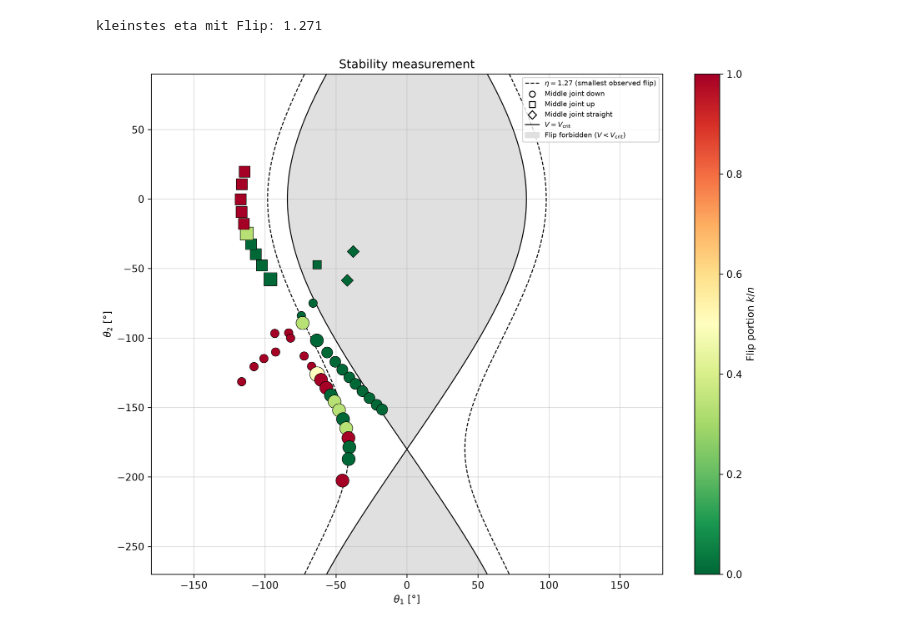
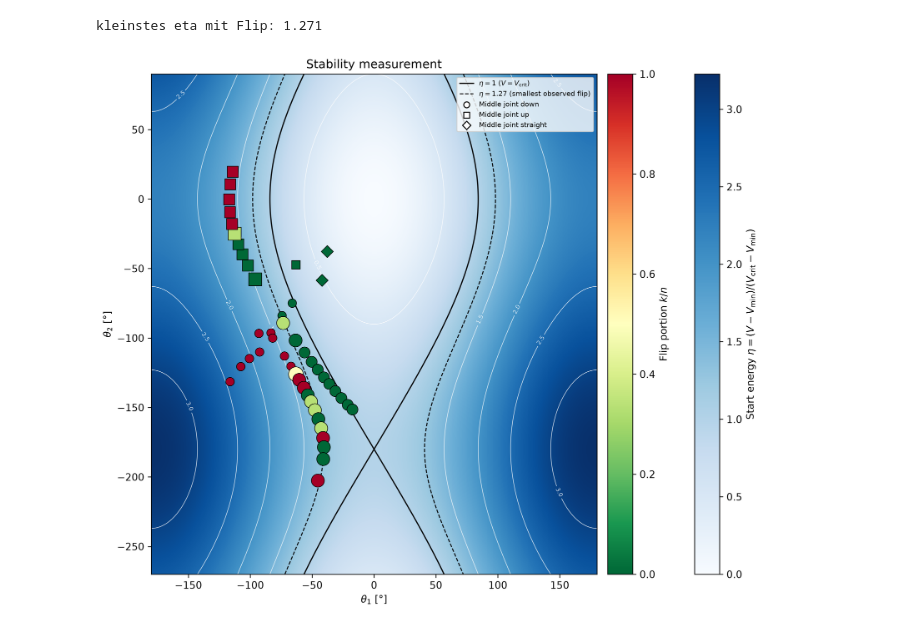
Before and after one commit to guntera384/P-project-based-physics-lab-, a Jupyter notebook: data_analysis/double_pendulum/plotting.ipynb, the cells around one changed output. Drawn from its saved outputs; the diff is of its cells as text; code cells hidden in the pictures.

Commit message:
double pendulum: final plots analysis

```diff
--- a/data_analysis/double_pendulum/plotting.ipynb
+++ b/data_analysis/double_pendulum/plotting.ipynb
@@ -47,11 +46,11 @@ theta_1_all = np.zeros(len(X))
 theta_2_all = np.zeros(len(X))
 for i in range(len(X)):
     x_c, y_c = coords.double_pendulum_conv(X[i], Y[i])
-    # 2nd and 3rd measurment where measured wrongly (checked with Jakob)
+    # 2. und 3. Messungen wurden falsch abgemessen (mit Jakob kontrolliert)
     if i == 1:
-        y_c -= 3
+        y_c -= 3    # Breite von Querverstrebung vom Startpositionhalter
     if i == 2:
-        y_c -= 4
+        y_c -= 4    # Breite von der Querverstrebung mit Halterung vom Doppelbendel
     right = (joint[i] == "down" and x_c < 0) or (joint[i] == "up" and x_c > 0) or joint[i] == "straight"
     rad_1, rad_2 = coords.double_pendulum_angles(x_c, y_c, right=right)
     # theta_1 auf [-180, 180), theta_2 auf [-270, 90) abbilden
@@ -62,6 +61,7 @@ for i in range(len(X)):
 data["theta_1"] = theta_1_all
 data["theta_2"] = theta_2_all
 
+# Gruppieren von gleichen Messungen
 groups = (
     data.groupby(["x", "y", "joint"], sort=False)   # sort=False: Reihenfolge wie in der CSV
     .agg(
@@ -73,5 +73,9 @@ groups = (
     .reset_index()                      # x, y, joint wieder als normale Spalten
 )
 groups["p"] = groups["k"] / groups["n"]   # Flip-Anteil
+
+# Energie
+groups["V_pot"] = pot_energy(np.deg2rad(groups["theta_1"]), np.deg2rad(groups["theta_2"]))
+
 print(groups)
 # %% [output]
@@ -106,50 +111,53 @@ print(f"kleinstes eta mit Flip: {eta_min_flip:.3f}")
 # %% [output]
 kleinstes eta mit Flip: 1.271
 # %%
-
 x_lim = np.array([-180, 180])
 y_lim = np.array([-270, 90])
 
 fig, ax = plt.subplots(figsize=(10, 8), dpi=300)
 
-# --- Hintergrund: Bereich, in dem ein Flip energetisch verboten ist ---
+# --- Hintergrund: Heatmap der normierten Startenergie eta ---
 th1_grid, th2_grid = np.meshgrid(np.linspace(*x_lim, 600),
                                  np.linspace(*y_lim, 600))
-V_grid = pot_energy(np.deg2rad(th1_grid), np.deg2rad(th2_grid))
-ax.contourf(th1_grid, th2_grid, V_grid, levels=[V_grid.min(), V_crit], colors=["0.88"])
-ax.contour(th1_grid, th2_grid, V_grid, levels=[V_crit], colors="black", linewidths=1, linestyles="-")
+eta_grid = eta(np.deg2rad(th1_grid), np.deg2rad(th2_grid))
 
-V_emp = V_min + eta_min_flip * (V_crit - V_min)   # eta zurück in eine Energie umrechnen
-ax.contour(th1_grid, th2_grid, V_grid, levels=[V_emp],
+hm = ax.pcolormesh(th1_grid, th2_grid, eta_grid, cmap="Blues",
+                   vmin=0, vmax=eta_grid.max(), shading="auto", zorder=0)
+fig.colorbar(hm, ax=ax, pad=0.01, label=r"Start energy $\eta = (V - V_\mathrm{min})/(V_\mathrm{crit} - V_\mathrm{min})$")
+
+# dünne Höhenlinien zur Orientierung, mit Beschriftung
+iso = ax.contour(th1_grid, th2_grid, eta_grid, levels=[0.5, 1.5, 2.0, 2.5, 3.0],
+                 colors="white", linewidths=0.6, alpha=0.8)
+ax.clabel(iso, fmt="%.1f", fontsize=6, zorder=1)
+
+# Theorie-Schwelle (eta = 1) und kleinster beobachteter Flip
+ax.contour(th1_grid, th2_grid, eta_grid, levels=[1], colors="black", linewidths=1.2)
+ax.contour(th1_grid, th2_grid, eta_grid, levels=[eta_min_flip],
            colors="black", linestyles="--", linewidths=1)
+ax.plot([], [], color="black", lw=1.2, label=r"$\eta = 1$ ($V = V_\mathrm{crit}$)")
 ax.plot([], [], color="black", ls="--", lw=1,
         label=rf"$\eta = {eta_min_flip:.2f}$ (smallest observed flip)")
 
 # --- Messpunkte, je Gelenkstellung ein Marker ---
 markers = {"down": "o", "up": "s", "straight": "D"}
 for j, mk in markers.items():
-    sub = groups[groups["joint"] == j]          # nur die Gruppen mit dieser Gelenkstellung
+    sub = groups[groups["joint"] == j]
     sc = ax.scatter(sub["theta_1"], sub["theta_2"],
-                    c=sub["p"], cmap="RdYlGn_r", vmin=0, vmax=1,   # Farbe = Flip-Anteil
-                    s=25 + 50 * sub["n"],                         # Grösse = Anzahl Versuche
-                    marker=mk, edgecolors="black", linewidths=0.5, zorder=3)
+                    c=sub["p"], cmap="RdYlGn_r", vmin=0, vmax=1,
+                    s=25 + 50 * sub["n"],
+                    marker=mk, edgecolors="black", linewidths=0.6, zorder=3)
     ax.scatter([], [], marker=mk, facecolors="white", edgecolors="black", label=f"Middle joint {j}")
 
-fig.colorbar(sc, ax=ax, label="Flip portion $k/n$")
-
-# Legenden-Einträge für Linie und Fläche (haben sonst keinen Handle)
-ax.plot([], [] , color="black", lw=1, label=r"$V = V_\mathrm{crit}$")
-ax.fill_between([], [], color="0.88", label=r"Flip forbidden $(V < V_\text{crit})$")
+fig.colorbar(sc, ax=ax, pad=0.02, label="Flip portion $k/n$")
 
 ax.set_xlabel(r"$\theta_1$ [°]")
 ax.set_ylabel(r"$\theta_2$ [°]")
 ax.set_xlim(*x_lim)
 ax.set_ylim(*y_lim)
-ax.grid(alpha=0.4)
 ax.set_title("Stability measurement")
 ax.legend(fontsize=7, loc="upper right")
 fig.tight_layout()
-#fig.savefig("final_plots/flip_map.pdf")
+fig.savefig("final_plots/flip_heatmap.pdf")
 plt.show()
 # %% [output]
-[figure, old version]
+[figure, new version]
```
Also changed, not shown: parts of 15 cells of this notebook, 2 other files.
